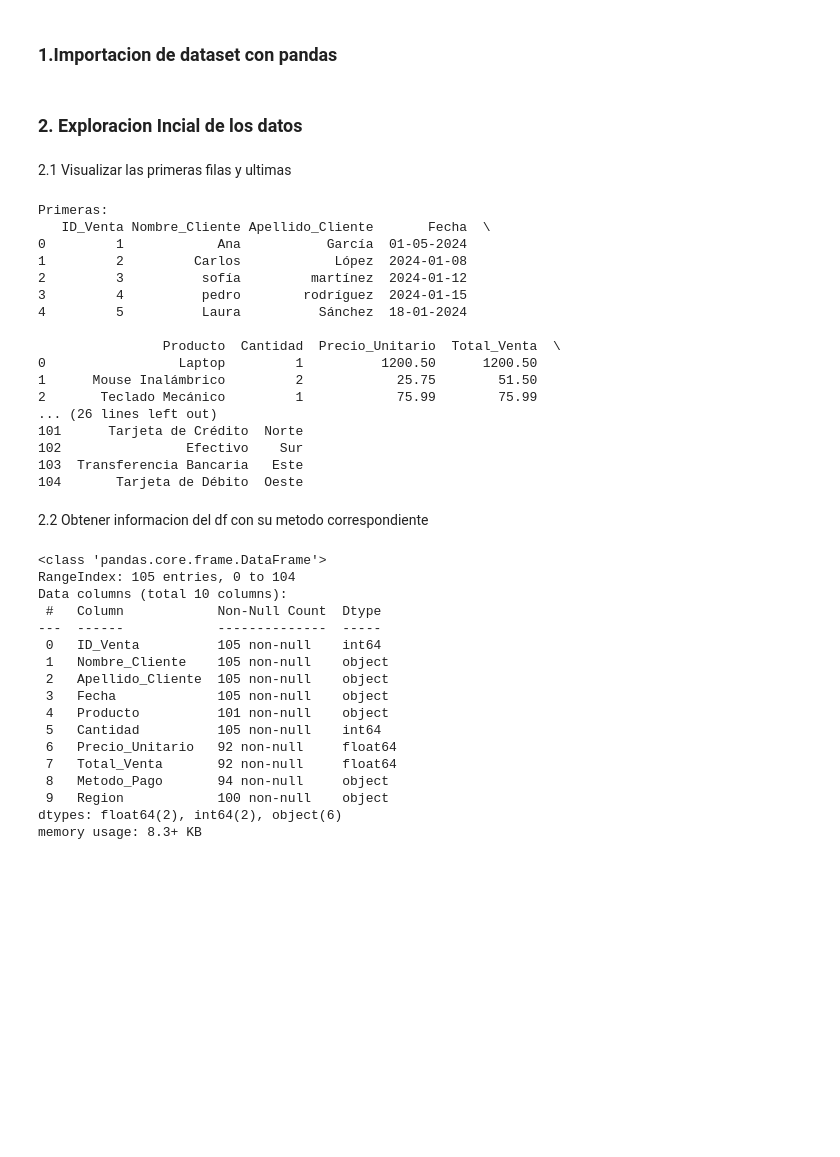
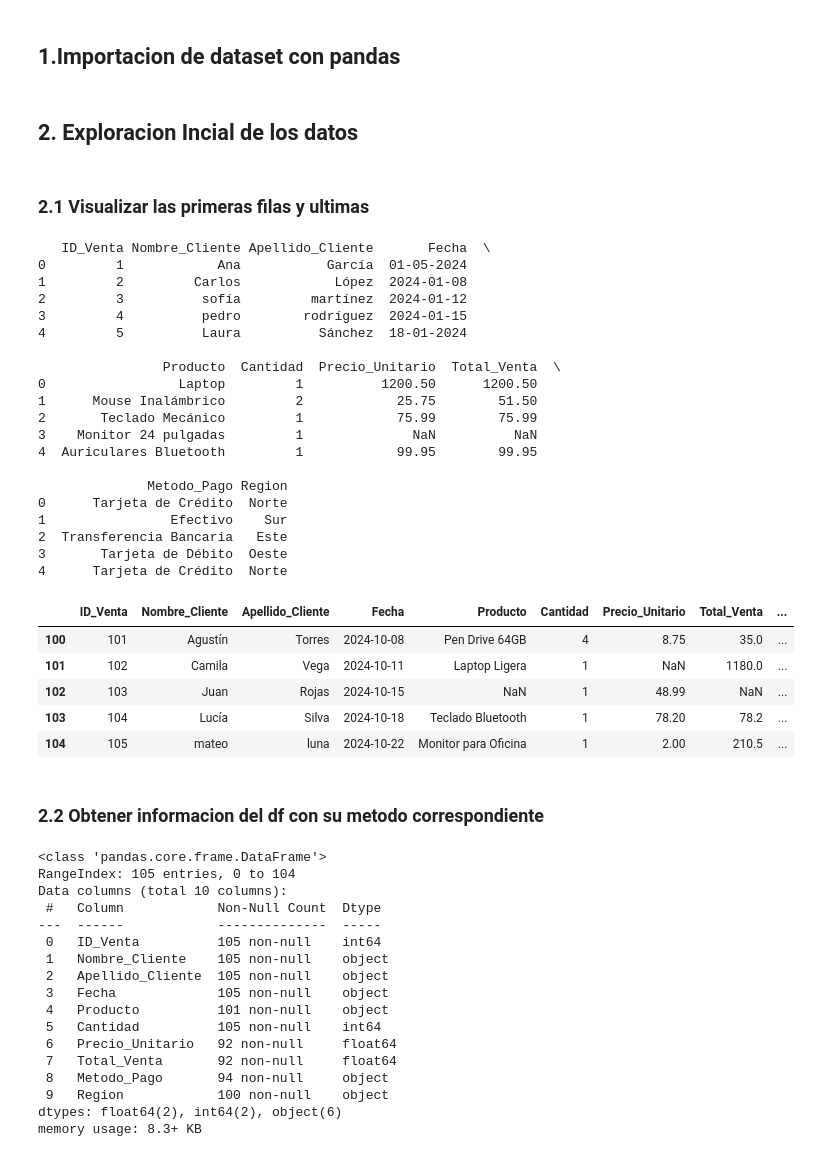
Before and after one commit to Axel-Leger/parcial1_tlp3_axel_leger, a Jupyter notebook: respuestas.ipynb, the cells around one changed output. Saved outputs shown, nothing was run; the diff lists cells and outputs as text; code cells hidden in the pictures; blank space fills up the shorter version.

```diff
--- a/respuestas.ipynb
+++ b/respuestas.ipynb
@@ -1,42 +1,45 @@
 # %% [markdown]
-### 1.Importacion de dataset con pandas
+## 1.Importacion de dataset con pandas
 # %%
 import pandas as pd
 
 df = pd.read_csv("ventas.csv")
 # %% [markdown]
-### 2. Exploracion Incial de los datos
+## 2. Exploracion Incial de los datos
 # %% [markdown]
-2.1 Visualizar las primeras filas y ultimas
+### 2.1 Visualizar las primeras filas y ultimas
 # %%
-primeras_filas = df.head()
-ultimas_filas = df.tail()
-
-print("Primeras:")
-print(primeras_filas)
-
-print("Ultimas:")
-print(ultimas_filas)
+print(df.head())
+df.tail()
 # %% [output]
-Primeras:
    ID_Venta Nombre_Cliente Apellido_Cliente       Fecha  \
 0         1            Ana           García  01-05-2024
 1         2         Carlos            López  2024-01-08
 2         3          sofía         martínez  2024-01-12
 3         4          pedro        rodríguez  2024-01-15
 4         5          Laura          Sánchez  18-01-2024
 
                 Producto  Cantidad  Precio_Unitario  Total_Venta  \
 0                 Laptop         1          1200.50      1200.50
 1      Mouse Inalámbrico         2            25.75        51.50
 2       Teclado Mecánico         1            75.99        75.99
-... (26 lines left out)
-101      Tarjeta de Crédito  Norte
-102                Efectivo    Sur
-103  Transferencia Bancaria   Este
-104       Tarjeta de Débito  Oeste
+3    Monitor 24 pulgadas         1              NaN          NaN
+4  Auriculares Bluetooth         1            99.95        99.95
+
+              Metodo_Pago Region
+0      Tarjeta de Crédito  Norte
+1                Efectivo    Sur
+2  Transferencia Bancaria   Este
+3       Tarjeta de Débito  Oeste
+4      Tarjeta de Crédito  Norte
+|  | ID_Venta | Nombre_Cliente | Apellido_Cliente | Fecha | Producto | Cantidad | Precio_Unitario | Total_Venta | ... |
+| 100 | 101 | Agustín | Torres | 2024-10-08 | Pen Drive 64GB | 4 | 8.75 | 35.0 | ... |
+| 101 | 102 | Camila | Vega | 2024-10-11 | Laptop Ligera | 1 | NaN | 1180.0 | ... |
+| 102 | 103 | Juan | Rojas | 2024-10-15 | NaN | 1 | 48.99 | NaN | ... |
+| 103 | 104 | Lucía | Silva | 2024-10-18 | Teclado Bluetooth | 1 | 78.20 | 78.2 | ... |
+| 104 | 105 | mateo | luna | 2024-10-22 | Monitor para Oficina | 1 | 2.00 | 210.5 | ... |
 # %% [markdown]
-2.2 Obtener informacion del df con su metodo correspondiente
+### 2.2 Obtener informacion del df con su metodo correspondiente
 # %%
 df.info()
 # %% [output]
```
Also changed, not shown: parts of 12 cells of this notebook.
